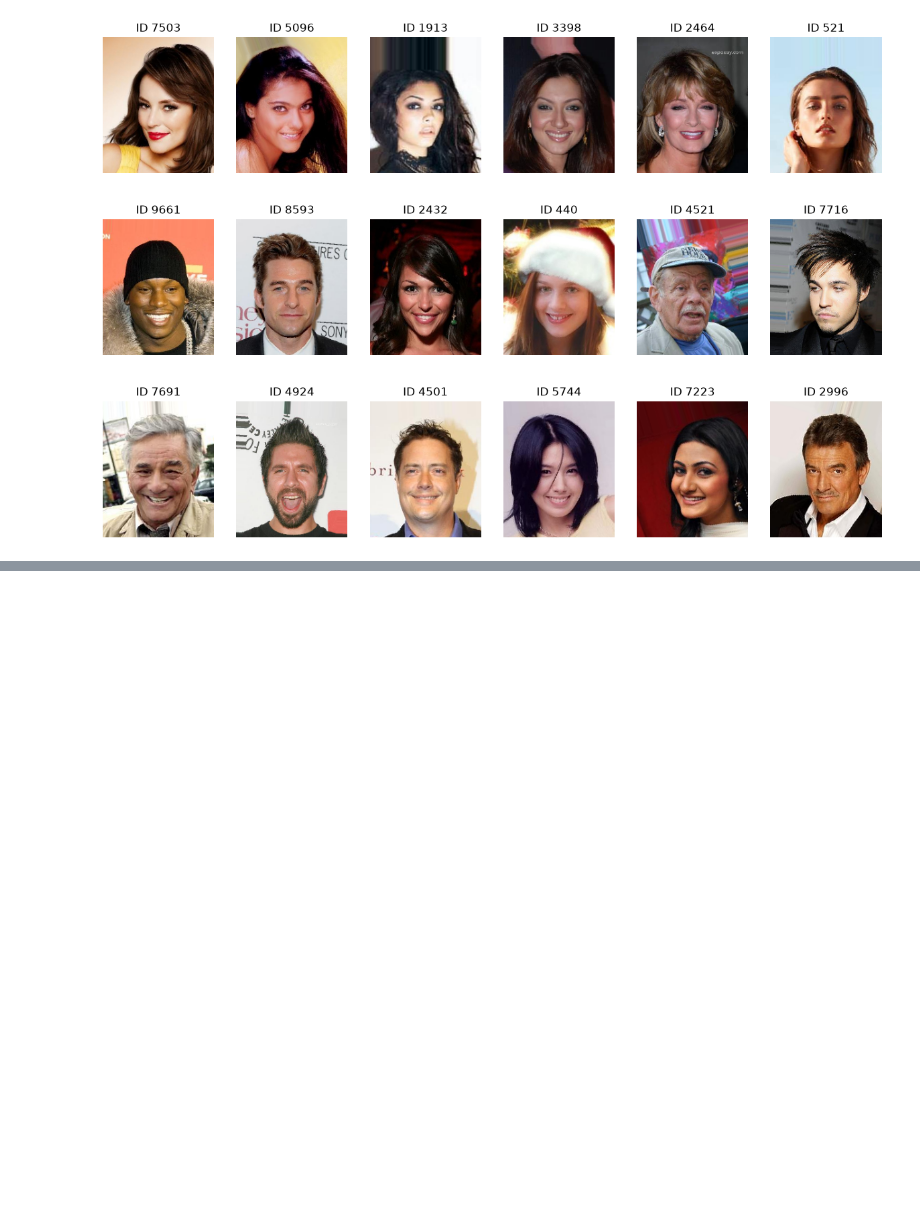
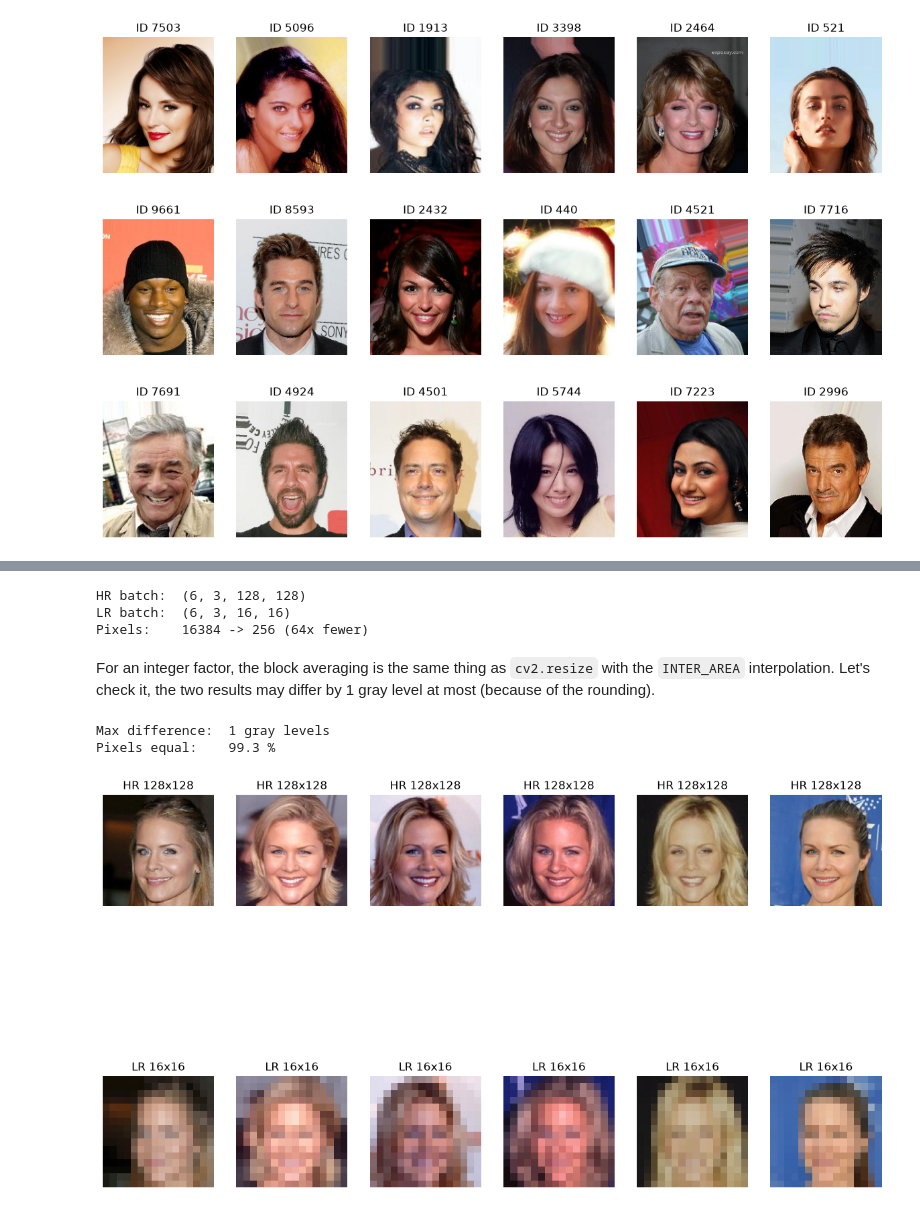
Before and after one commit to tortorino/facecast, a Jupyter notebook: facecast.ipynb, the cells around one changed output, grey strips where cells are left out. Drawn from its saved outputs; the diff is of its cells as text; code cells hidden in the pictures; blank space fills up the shorter version.

```diff
--- a/facecast.ipynb
+++ b/facecast.ipynb
@@ -92,0 +173,51 @@ Identities:  8192 in the train set
+# %%
+scale = 8                    # upscaling factor
+lr_size = hr_size // scale   # size of the low-resolution face
+
+def to_tensor(u8):
+    # (N,H,W,3) uint8 array -> (N,3,H,W) float tensor in 0 - 1 on the device
+    return torch.from_numpy(np.array(u8)).to(device).permute(0, 3, 1, 2).float()/255
+
+def to_u8(t):
+    # (N,3,H,W) float tensor -> (N,H,W,3) uint8 array
+    return (t.float().clamp(0, 1)*255).round().byte().permute(0, 2, 3, 1).cpu().numpy()
+
+def degrade(hr):
+    # Average every scale x scale block of pixels
+    lr = F.avg_pool2d(hr, scale)
+    # Round to 8 bits
+    return torch.round(lr*255)/255
+
+hr = to_tensor(hr_test[:6])
+lr = degrade(hr)
+
+print('HR batch: ', tuple(hr.shape))
+print('LR batch: ', tuple(lr.shape))
+print('Pixels:   ', hr_size*hr_size, '->', lr_size*lr_size, '(%dx fewer)' % (scale*scale))
+# %% [output]
+HR batch:  (6, 3, 128, 128)
+LR batch:  (6, 3, 16, 16)
+Pixels:    16384 -> 256 (64x fewer)
+# %% [markdown]
+For an integer factor, the block averaging is the same thing as `cv2.resize` with the `INTER_AREA` interpolation. Let's check it, the two results may differ by 1 gray level at most (because of the rounding).
+# %%
+# Degrade the same faces with OpenCV
+lr_gpu = to_u8(lr)
+lr_cv2 = np.stack([cv2.resize(img, (lr_size, lr_size), interpolation=cv2.INTER_AREA) for img in hr_test[:6]])
+
+diff = np.abs(lr_gpu.astype(int) - lr_cv2.astype(int))
+print('Max difference: ', diff.max(), 'gray levels')
+print('Pixels equal:   ', '%.1f %%' % (100*np.mean(diff == 0)))
+# %% [output]
+Max difference:  1 gray levels
+Pixels equal:    99.3 %
+# %%
+# Show the HR targets (top row) and the LR inputs (bottom row)
+for ii in range(6):
+    plt.subplot(2,6,ii+1), plt.imshow(hr_test[ii])
+    plt.title('HR %dx%d' % (hr_size, hr_size)), plt.axis('off')
+    # Show the LR pixels as they are, without smoothing
+    plt.subplot(2,6,ii+7), plt.imshow(lr_gpu[ii], interpolation='nearest')
+    plt.title('LR %dx%d' % (lr_size, lr_size)), plt.axis('off')
+# %% [output]
+[figure, added]
```
Also changed, not shown: parts of 7 cells of this notebook.
